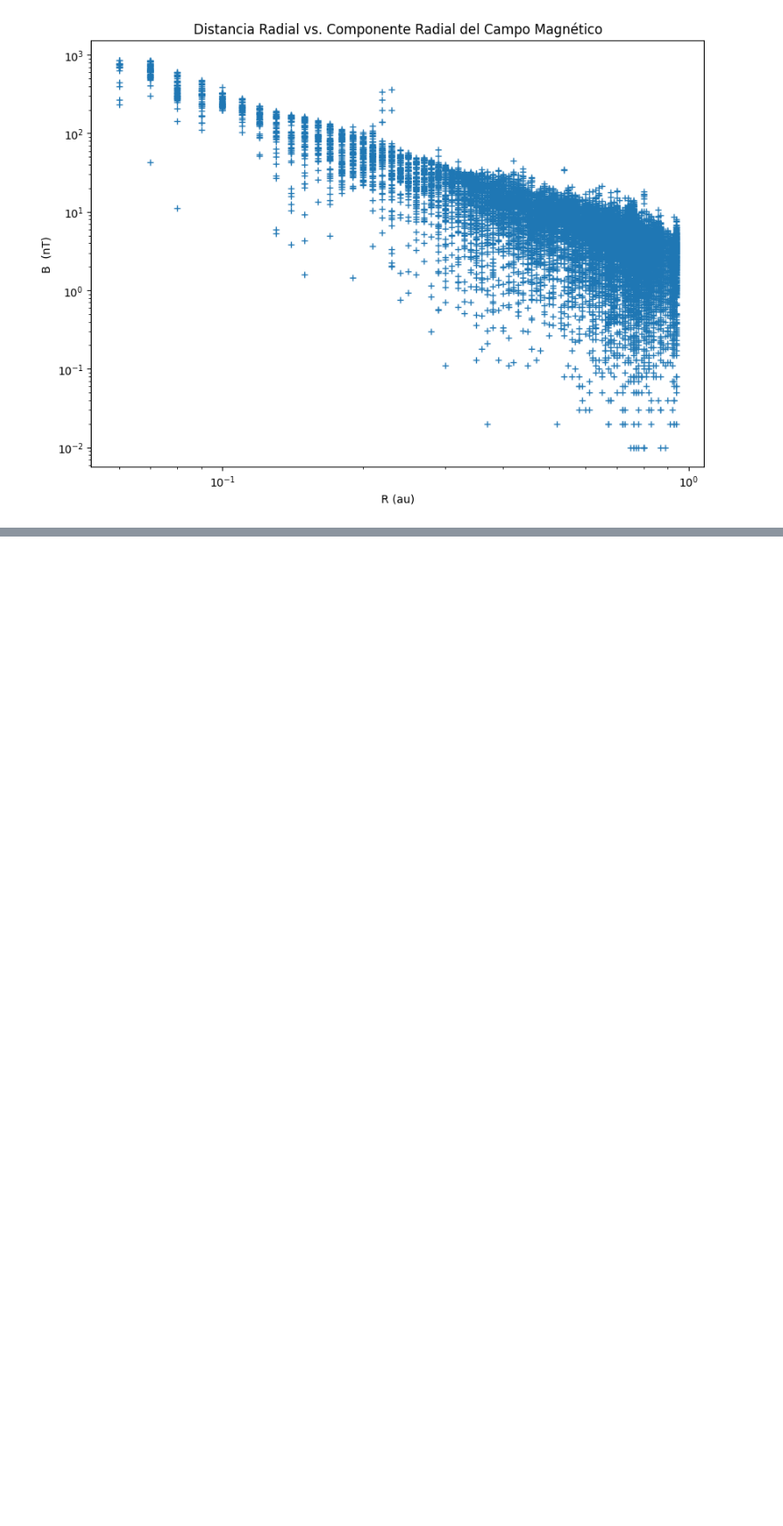
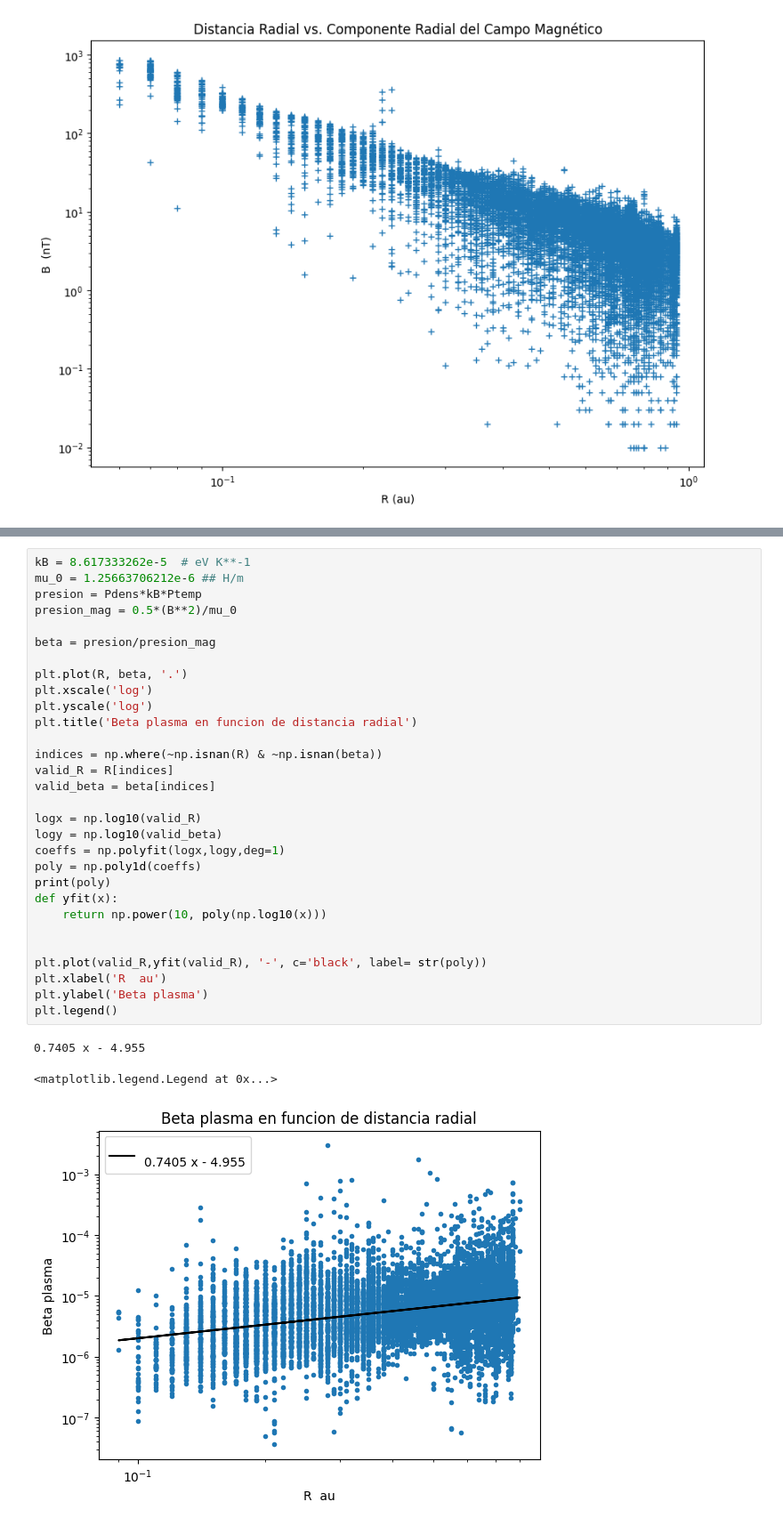
Before and after one commit to MumiolaDev/Investigacion-SSP-, a Jupyter notebook: Codigo Nuevo/VisulizacionDatos.ipynb, the cells around one changed output, grey strips where cells are left out. Shown at 89% size. Drawn from its saved outputs; the diff is of its cells as text; blank space fills up the shorter version.

```diff
--- a/Codigo Nuevo/VisulizacionDatos.ipynb
+++ b/Codigo Nuevo/VisulizacionDatos.ipynb
@@ -339,0 +463,34 @@ plt.show()
+# %%
+kB = 8.617333262e-5  # eV K**-1
+mu_0 = 1.25663706212e-6 ## H/m
+presion = Pdens*kB*Ptemp
+presion_mag = 0.5*(B**2)/mu_0
+
+beta = presion/presion_mag
+
+plt.plot(R, beta, '.')
+plt.xscale('log')
+plt.yscale('log')
+plt.title('Beta plasma en funcion de distancia radial')
+
+indices = np.where(~np.isnan(R) & ~np.isnan(beta))
+valid_R = R[indices]
+valid_beta = beta[indices]
+
+logx = np.log10(valid_R)
+logy = np.log10(valid_beta)
+coeffs = np.polyfit(logx,logy,deg=1)
+poly = np.poly1d(coeffs)
+print(poly)
+def yfit(x):
+    return np.power(10, poly(np.log10(x)))
+
+
+plt.plot(valid_R,yfit(valid_R), '-', c='black', label= str(poly))
+plt.xlabel('R  au')
+plt.ylabel('Beta plasma')
+plt.legend()
+# %% [output]
+0.7405 x - 4.955
+<matplotlib.legend.Legend at 0x...>
+[figure, added]
```
Also changed, not shown: parts of 7 cells of this notebook, 2 other files.
